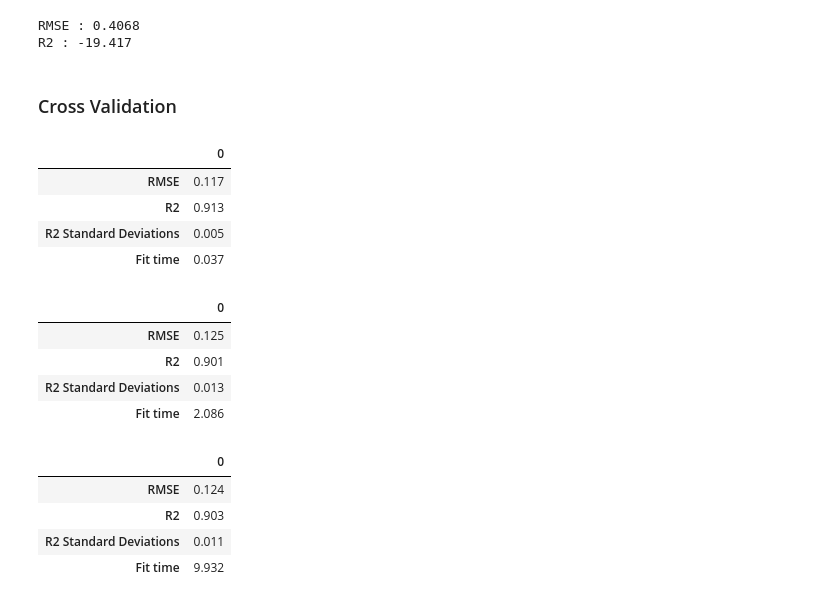
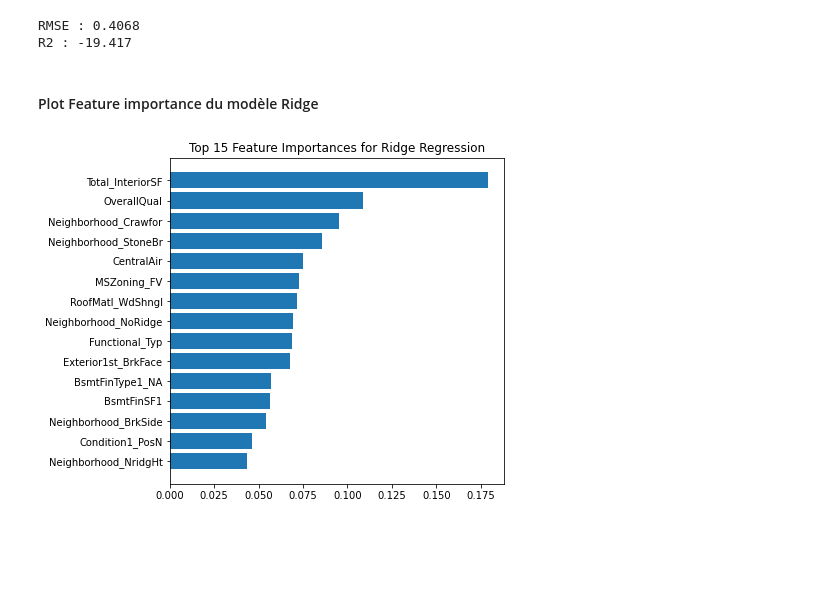
Before and after one commit to lna96/Projet-8-OpenClassrooms, a Jupyter notebook: P8_modelisation.ipynb, the cells around one changed output. Saved outputs shown, nothing was run; the diff lists cells and outputs as text; code cells hidden in the pictures; blank space fills up the shorter version.

```diff
--- a/P8_modelisation.ipynb
+++ b/P8_modelisation.ipynb
@@ -393,5 +468,3 @@ output.to_csv('prediction.csv', index=False)
 # %% [output]
 RMSE : 0.4068
 R2 : -19.417
-# %% [markdown]
-### Cross Validation
@@ -416,32 +471,16 @@ def display_cross_results(results):
-# %%
-fold = skf.split(X, OverallQual)
-
-elas_results = cross_validate(elas, X, Target, cv=5,scoring=['r2','neg_mean_squared_error'])
-
-cross_results(elas_results)
-# %% [output]
-|  | 0 |
-| RMSE | 0.117 |
-| R2 | 0.913 |
-| R2 Standard Deviations | 0.005 |
-| Fit time | 0.037 |
-# %%
-gbr_results = cross_validate(gbr, X, Target, cv=5,scoring=['r2','neg_mean_squared_error'])
-
-cross_results(gbr_results)
-# %% [output]
-|  | 0 |
-| RMSE | 0.125 |
-| R2 | 0.901 |
-| R2 Standard Deviations | 0.013 |
-| Fit time | 2.086 |
-# %%
-xgb_results = cross_validate(xgb, X, Target, cv=5,scoring=['r2','neg_mean_squared_error'])
-
-cross_results(xgb_results)
-# %% [output]
-|  | 0 |
-| RMSE | 0.124 |
-| R2 | 0.903 |
-| R2 Standard Deviations | 0.011 |
-| Fit time | 9.932 |
+# %% [markdown]
+#### Plot Feature importance du modèle Ridge
+# %%
+# get importance
+ridge_importance = best_ridge.coef_
+
+sorted_idx = np.argsort(ridge_importance)[::-1][:15]
+pos = np.arange(sorted_idx.shape[0]) + .5
+
+plt.figure(figsize=(6, 6))
+plt.barh(pos, ridge_importance[sorted_idx][::-1], align='center')
+plt.yticks(pos, np.array(Xtrain.columns)[sorted_idx][::-1])
+plt.title('Top 15 Feature Importances for Ridge Regression')
+plt.show()
+# %% [output]
+[figure, added]
```
Also changed, not shown: parts of 9 cells of this notebook.
